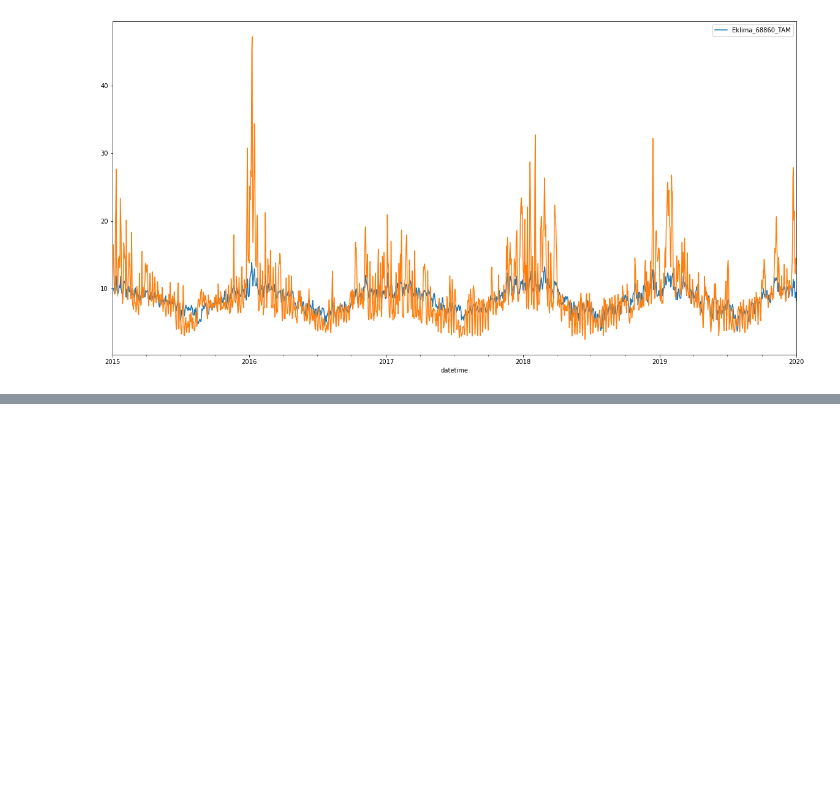
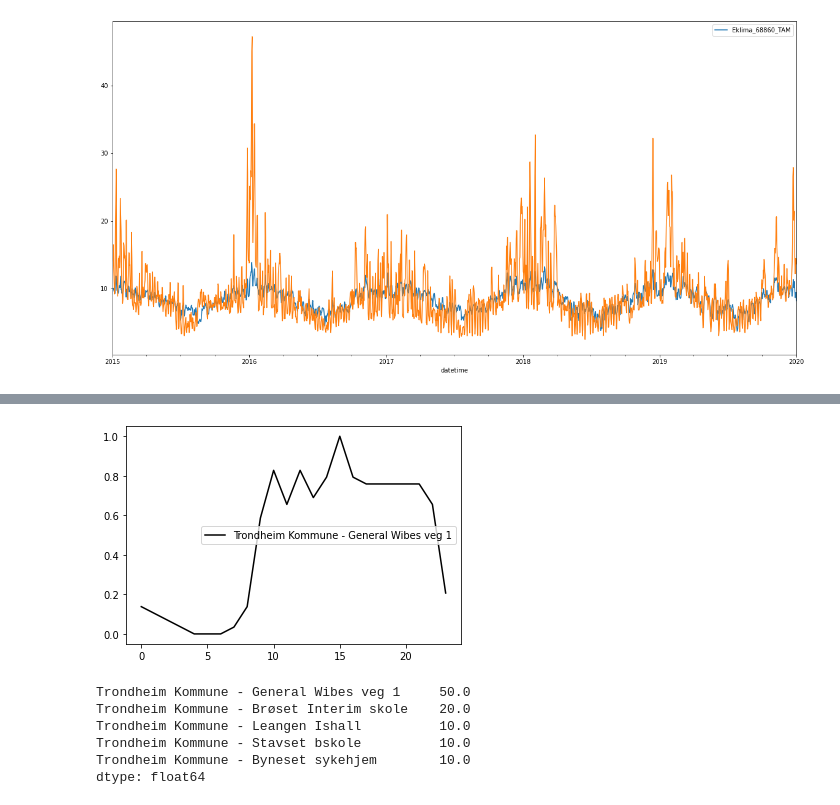
Before and after one commit to dagokl/trdk02_energy_consumption, a Jupyter notebook: models/resources/knnDTW.ipynb, the cells around one changed output, grey strips where cells are left out. Cells and saved outputs as stored; diff of their text form; code cells hidden in the pictures; blank space fills up the shorter version.

```diff
--- a/models/resources/knnDTW.ipynb
+++ b/models/resources/knnDTW.ipynb
@@ -118,0 +191,30 @@ Length: 1827, dtype: float64
+# %%
+query_idx = 0
+n_neighbors = 10
+
+plt.plot(X_nolabel[query_idx].ravel(), "k-", label=str(X[query_idx + start, -2]))
+plt.legend()
+plt.show()
+
+knn = KNeighborsTimeSeries(n_neighbors=n_neighbors, metric='dtw')
+knn.fit(X_nolabel)
+ind = knn.kneighbors(X_nolabel[query_idx].reshape(1, -1), return_distance=False)
+
+# count labels of all n nearest neighbors
+labels = X[ind[0, :] + start, -2]
+# create pd series with each label counted
+label_counts = pd.Series(labels).value_counts()
+# sort by count
+label_counts.sort_values(ascending=False, inplace=True)
+# create percanetage of each label
+label_counts = 100 * label_counts / label_counts.sum()
+# get 5 labels with highest percentage
+print(label_counts.head(5))
+# %% [output]
+[figure, added]
+Trondheim Kommune - General Wibes veg 1     50.0
+Trondheim Kommune - Brøset Interim skole    20.0
+Trondheim Kommune - Leangen Ishall          10.0
+Trondheim Kommune - Stavset bskole          10.0
+Trondheim Kommune - Byneset sykehjem        10.0
+dtype: float64
```
Also changed, not shown: parts of 5 cells of this notebook.
